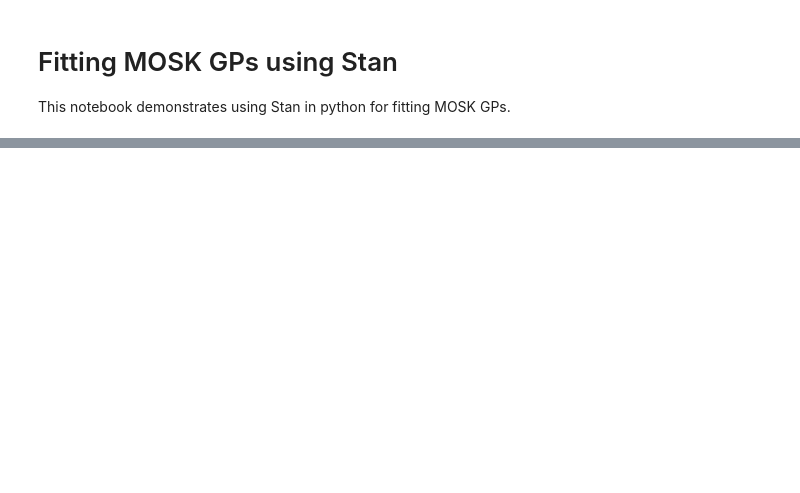
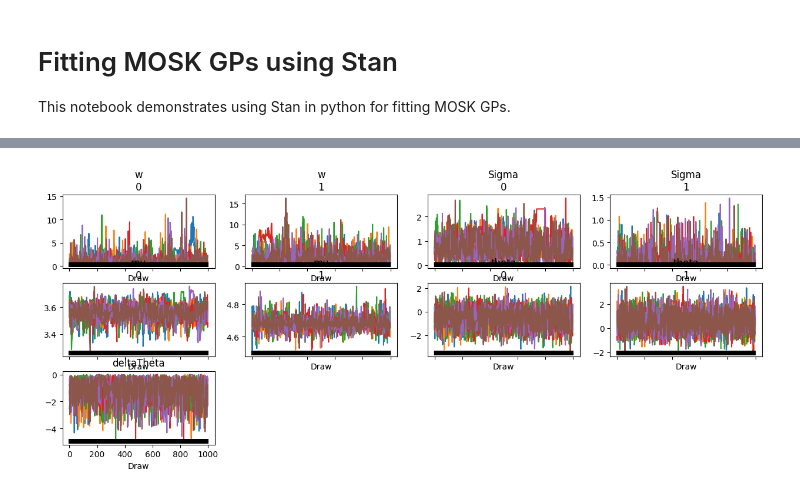
Before and after one commit to shihchingfu/mogptk-examples, a Jupyter notebook: D2-Q1-moskgp.ipynb, the cells around one changed output, grey strips where cells are left out. Saved outputs shown, nothing was run; the diff lists cells and outputs as text; code cells hidden in the pictures; blank space fills up the shorter version.

```diff
--- a/D2-Q1-moskgp.ipynb
+++ b/D2-Q1-moskgp.ipynb
@@ -79,0 +92,4 @@ assert az.rhat(trace).max().max() > 1.02
+# %%
+az.plot_trace(trace);
+# %% [output]
+[figure, added]
```
Also changed, not shown: parts of 10 cells of this notebook, 3 other files.
